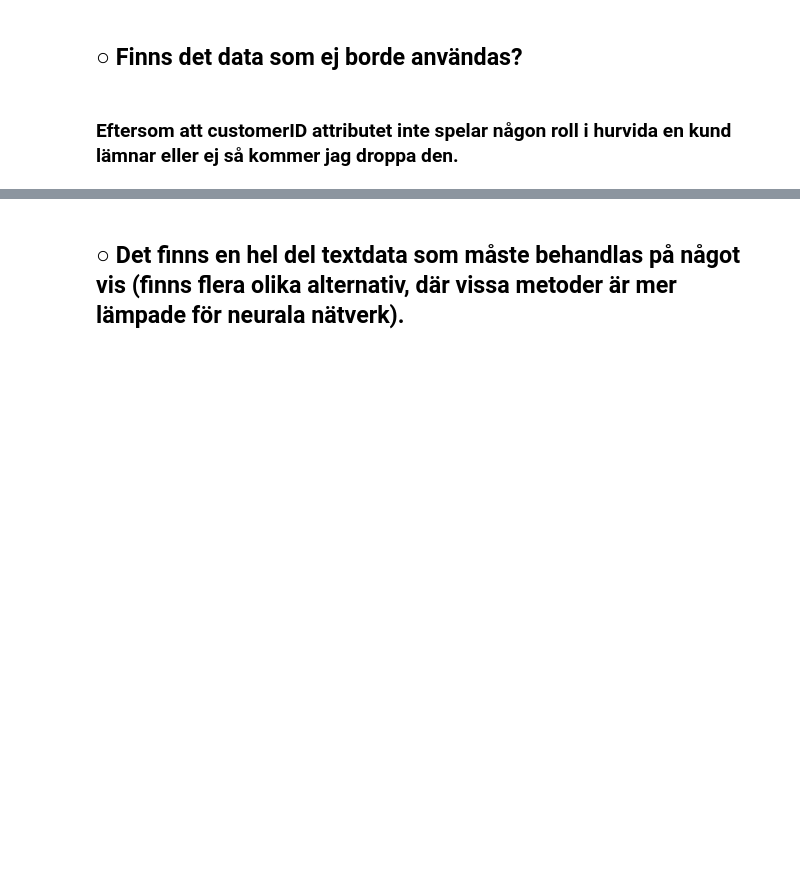
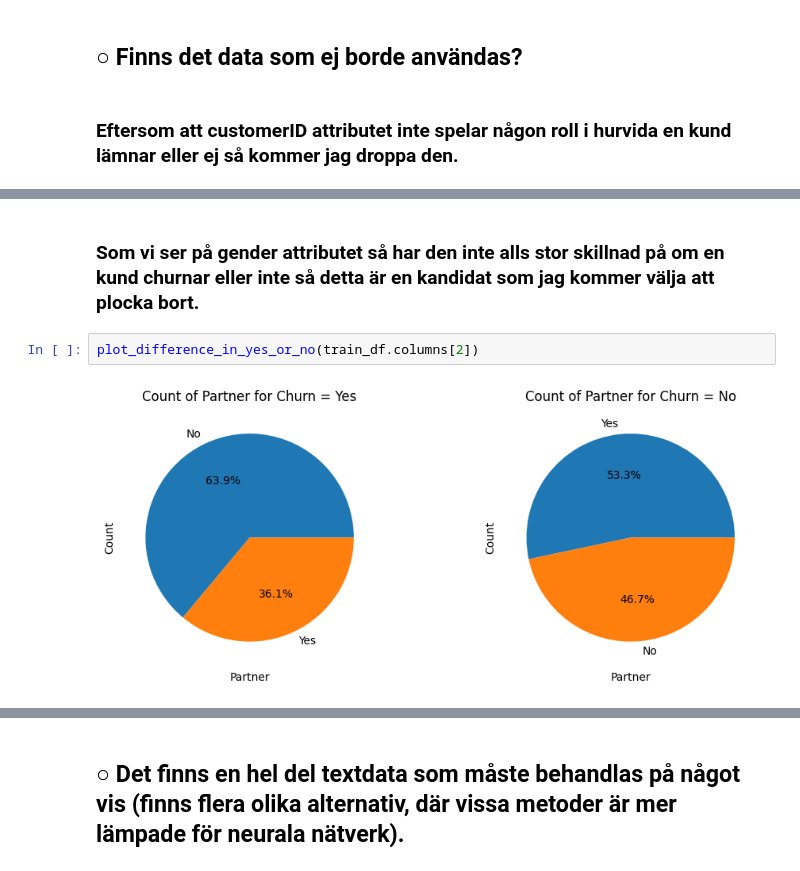
Before and after one commit to niclas-svanstrom/MachineLearning-SchoolProjects, a Jupyter notebook: niclas_svanström_nn.ipynb, the cells around one changed output, grey strips where cells are left out. Drawn from its saved outputs; the diff is of its cells as text; blank space fills up the shorter version.

```diff
--- a/niclas_svanström_nn.ipynb
+++ b/niclas_svanström_nn.ipynb
@@ -82,0 +106,6 @@ test_df = test_df.drop(columns='customerID')
+# %% [markdown]
+### Som vi ser på gender attributet så har den inte alls stor skillnad på om en kund churnar eller inte så detta är en kandidat som jag kommer välja att plocka bort.
+# %%
+plot_difference_in_yes_or_no(train_df.columns[2])
+# %% [output]
+[figure, added]
```
Also changed, not shown: parts of 69 cells of this notebook.
